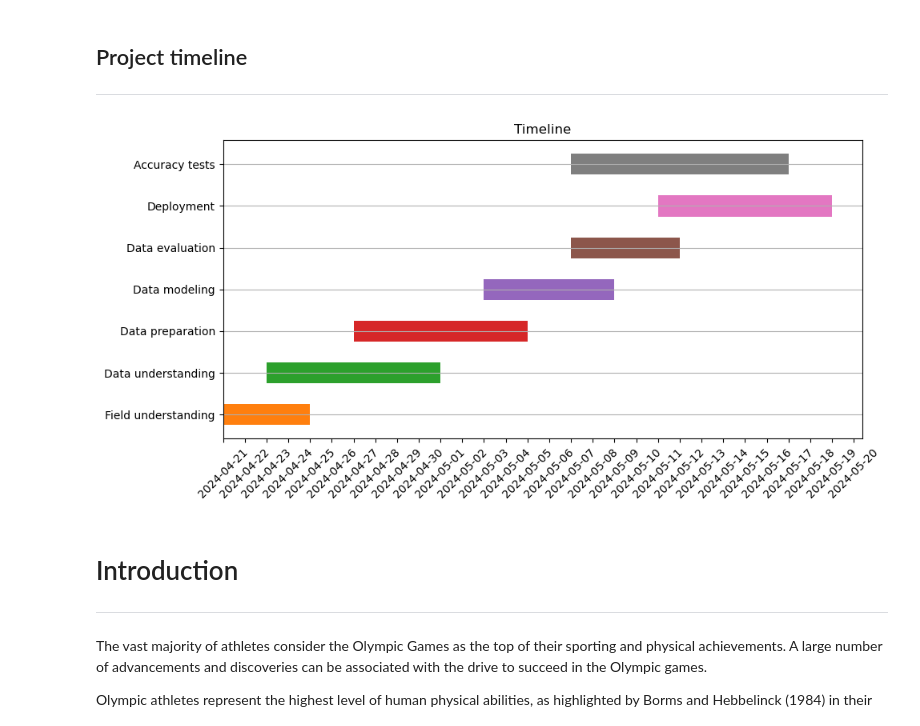
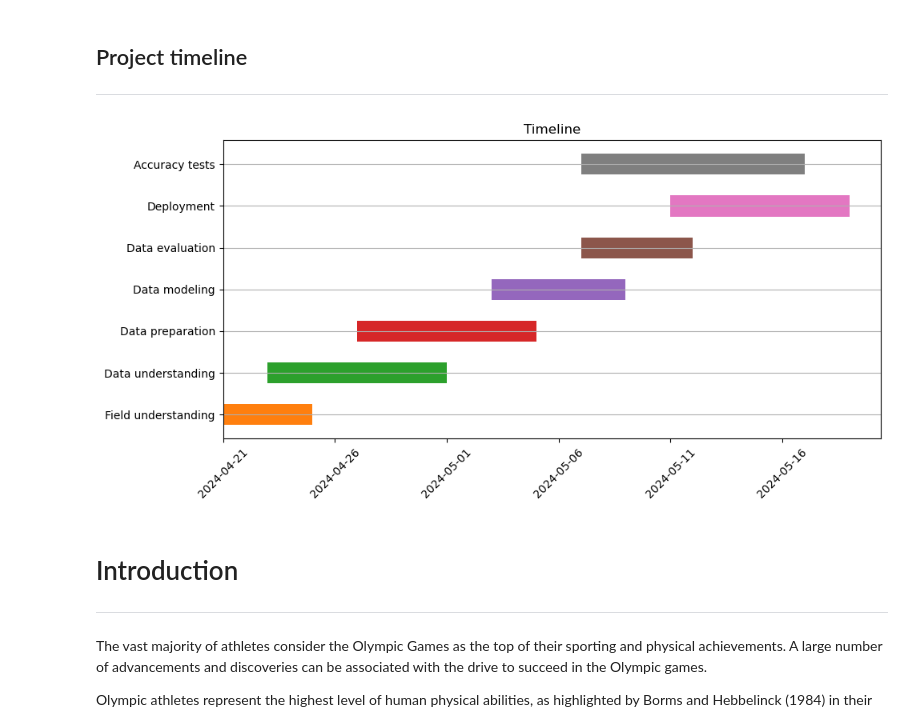
Before and after one commit to replicant34/Academic_CCT, a Jupyter notebook: Strategic Thinking/CA3/Strat_think_CA3_Ilia_Grishkin-Copy1.ipynb, the cells around one changed output. Drawn from its saved outputs; the diff is of its cells as text; code cells hidden in the pictures.

```diff
--- a/Strategic Thinking/CA3/Strat_think_CA3_Ilia_Grishkin-Copy1.ipynb
+++ b/Strategic Thinking/CA3/Strat_think_CA3_Ilia_Grishkin-Copy1.ipynb
@@ -165,35 +165,35 @@ import matplotlib.pyplot as plt
 import matplotlib.dates as mdates
 from datetime import datetime
 
 tasks = {
     'Field understanding': ('2024-04-21', '2024-04-25'),
     'Data understanding': ('2024-04-23', '2024-05-01'),
     'Data preparation': ('2024-04-27', '2024-05-05'),
     'Data modeling': ('2024-05-03', '2024-05-09'),
     'Data evaluation': ('2024-05-07', '2024-05-12'),
     'Deployment': ('2024-05-11', '2024-05-19'),
     'Accuracy tests': ('2024-05-07', '2024-05-17'),
 }
 
 for task, dates in tasks.items():
     tasks[task] = tuple(datetime.strptime(date, '%Y-%m-%d') for date in dates)
 
 fig, ax = plt.subplots(figsize=(10, 5))
 
 for i, (task, dates) in enumerate(tasks.items(), start=1):
     ax.barh(task, width=(dates[1] - dates[0]).days, left=dates[0], height=0.5, color=f'C{i}')
 
-ax.xaxis.set_major_locator(mdates.DayLocator(interval=1))
+ax.xaxis.set_major_locator(mdates.DayLocator(interval=5))
 ax.xaxis.set_major_formatter(mdates.DateFormatter('%Y-%m-%d'))
 ax.yaxis.grid(True)
 
 plt.xticks(rotation=45)
 
 plt.title('Timeline')
 plt.tight_layout()
 plt.show()
 # %% [output]
-[figure, old version]
+[figure, new version]
 # %% [markdown]
 <a id="section2"></a>
 # Introduction
```
Also changed, not shown: parts of 9 cells of this notebook.
